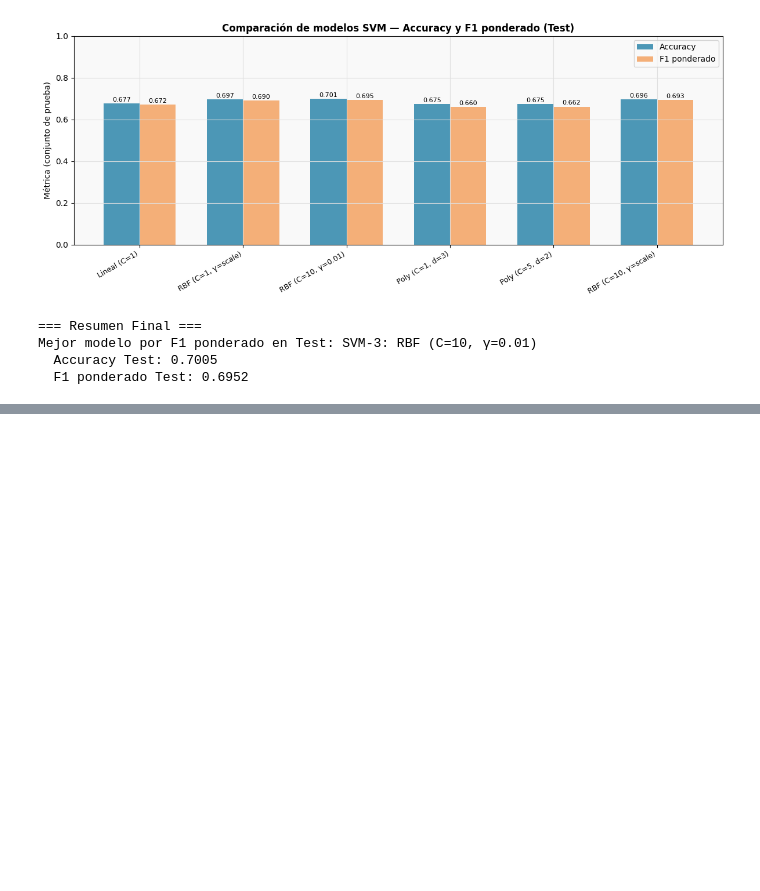
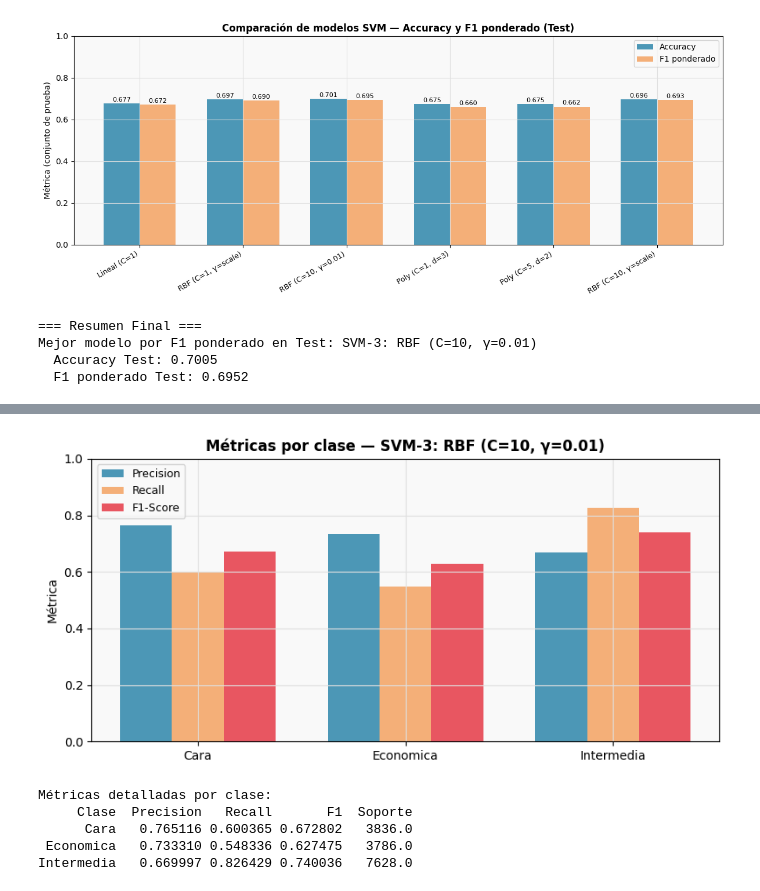
Before and after one commit to Zacatac23/Lab8-Mineria, a Jupyter notebook: mod/Lab8_SVM.ipynb, the cells around one changed output, grey strips where cells are left out. Saved outputs shown, nothing was run; the diff lists cells and outputs as text; code cells hidden in the pictures; blank space fills up the shorter version.

```diff
--- a/mod/Lab8_SVM.ipynb
+++ b/mod/Lab8_SVM.ipynb
@@ -726,0 +807,44 @@ Mejor modelo por F1 ponderado en Test: SVM-3: RBF (C=10, γ=0.01)
+# %%
+# Gráfico Análisis de errores
+best_idx   = int(np.argmax([m[6] for m in modelos_info]))
+best_info  = modelos_info[best_idx]
+best_name  = best_info[0]
+y_pred_best_te = best_info[2]
+
+report_dict = classification_report(
+    y_cat_test, y_pred_best_te,
+    target_names=clases, output_dict=True, zero_division=0
+)
+
+df_clase = pd.DataFrame({
+    'Clase':     clases,
+    'Precision': [report_dict[c]['precision'] for c in clases],
+    'Recall':    [report_dict[c]['recall']    for c in clases],
+    'F1':        [report_dict[c]['f1-score']  for c in clases],
+    'Soporte':   [report_dict[c]['support']   for c in clases],
+})
+
+fig, ax = plt.subplots(figsize=(8, 4))
+x_cls = np.arange(len(clases))
+w = 0.25
+ax.bar(x_cls - w, df_clase['Precision'], w, label='Precision', color='#2E86AB', alpha=0.85)
+ax.bar(x_cls,     df_clase['Recall'],    w, label='Recall',    color='#F4A261', alpha=0.85)
+ax.bar(x_cls + w, df_clase['F1'],        w, label='F1-Score',  color='#E63946', alpha=0.85)
+ax.set_xticks(x_cls)
+ax.set_xticklabels(clases, fontsize=10)
+ax.set_ylim(0, 1.0)
+ax.set_ylabel('Métrica')
+ax.set_title(f'Métricas por clase — {best_name}', fontweight='bold')
+ax.legend(fontsize=9)
+plt.tight_layout()
+plt.show()
+
+print('\nMétricas detalladas por clase:')
+print(df_clase.to_string(index=False))
+# %% [output]
+[figure, added]
+Métricas detalladas por clase:
+     Clase  Precision   Recall       F1  Soporte
+      Cara   0.765116 0.600365 0.672802   3836.0
+ Economica   0.733310 0.548336 0.627475   3786.0
+Intermedia   0.669997 0.826429 0.740036   7628.0
```
Also changed, not shown: parts of 17 cells of this notebook.
